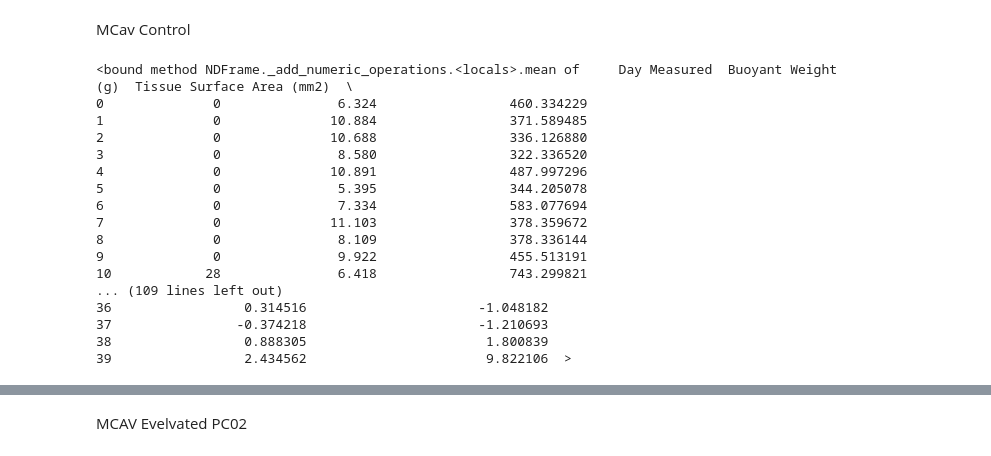
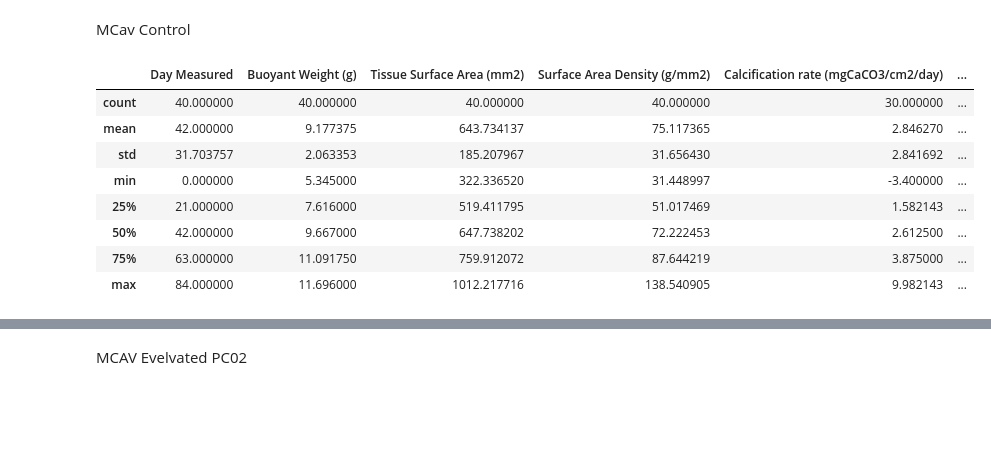
Before and after one commit to ENVS110a-SP23/group3-project, a Jupyter notebook: DataProcessing.ipynb, the cells around one changed output, grey strips where cells are left out. Drawn from its saved outputs; the diff is of its cells as text; code cells hidden in the pictures; blank space fills up the shorter version.

```diff
--- a/DataProcessing.ipynb
+++ b/DataProcessing.ipynb
@@ -146,24 +144,16 @@ print(water_quality.isnull().sum())
 # %% [markdown]
 MCav Control
 # %%
-mcav_control.describe
+mcav_control.describe()
 # %% [output]
-<bound method NDFrame._add_numeric_operations.<locals>.mean of     Day Measured  Buoyant Weight (g)  Tissue Surface Area (mm2)  \
-0              0               6.324                 460.334229
-1              0              10.884                 371.589485
-2              0              10.688                 336.126880
-3              0               8.580                 322.336520
-4              0              10.891                 487.997296
-5              0               5.395                 344.205078
-6              0               7.334                 583.077694
-7              0              11.103                 378.359672
-8              0               8.109                 378.336144
-9              0               9.922                 455.513191
-10            28               6.418                 743.299821
-... (109 lines left out)
-36                 0.314516                      -1.048182
-37                -0.374218                      -1.210693
-38                 0.888305                       1.800839
-39                 2.434562                       9.822106  >
+|  | Day Measured | Buoyant Weight (g) | Tissue Surface Area (mm2) | Surface Area Density (g/mm2) | Calcification rate (mgCaCO3/cm2/day) | ... |
+| count | 40.000000 | 40.000000 | 40.000000 | 40.000000 | 30.000000 | ... |
+| mean | 42.000000 | 9.177375 | 643.734137 | 75.117365 | 2.846270 | ... |
+| std | 31.703757 | 2.063353 | 185.207967 | 31.656430 | 2.841692 | ... |
+| min | 0.000000 | 5.345000 | 322.336520 | 31.448997 | -3.400000 | ... |
+| 25% | 21.000000 | 7.616000 | 519.411795 | 51.017469 | 1.582143 | ... |
+| 50% | 42.000000 | 9.667000 | 647.738202 | 72.222453 | 2.612500 | ... |
+| 75% | 63.000000 | 11.091750 | 759.912072 | 87.644219 | 3.875000 | ... |
+| max | 84.000000 | 11.696000 | 1012.217716 | 138.540905 | 9.982143 | ... |
 # %%
 print(mcav_control.isnull().sum())
```
Also changed, not shown: parts of 20 cells of this notebook.
